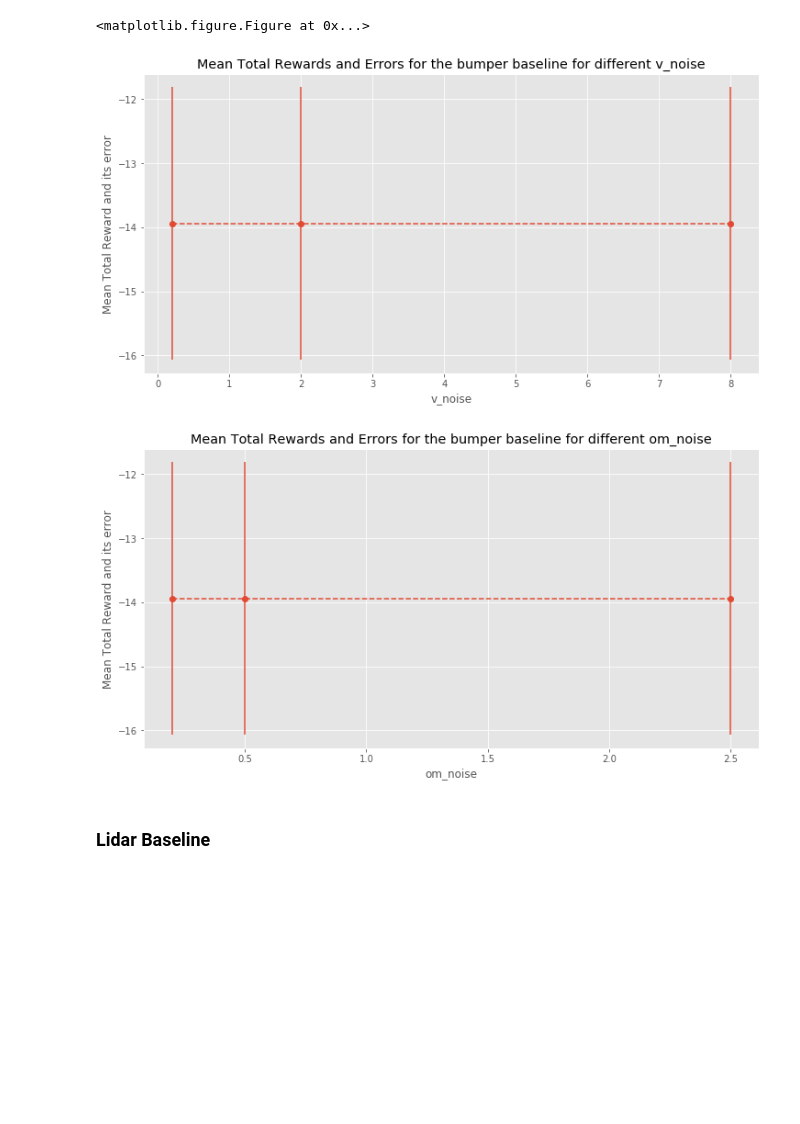
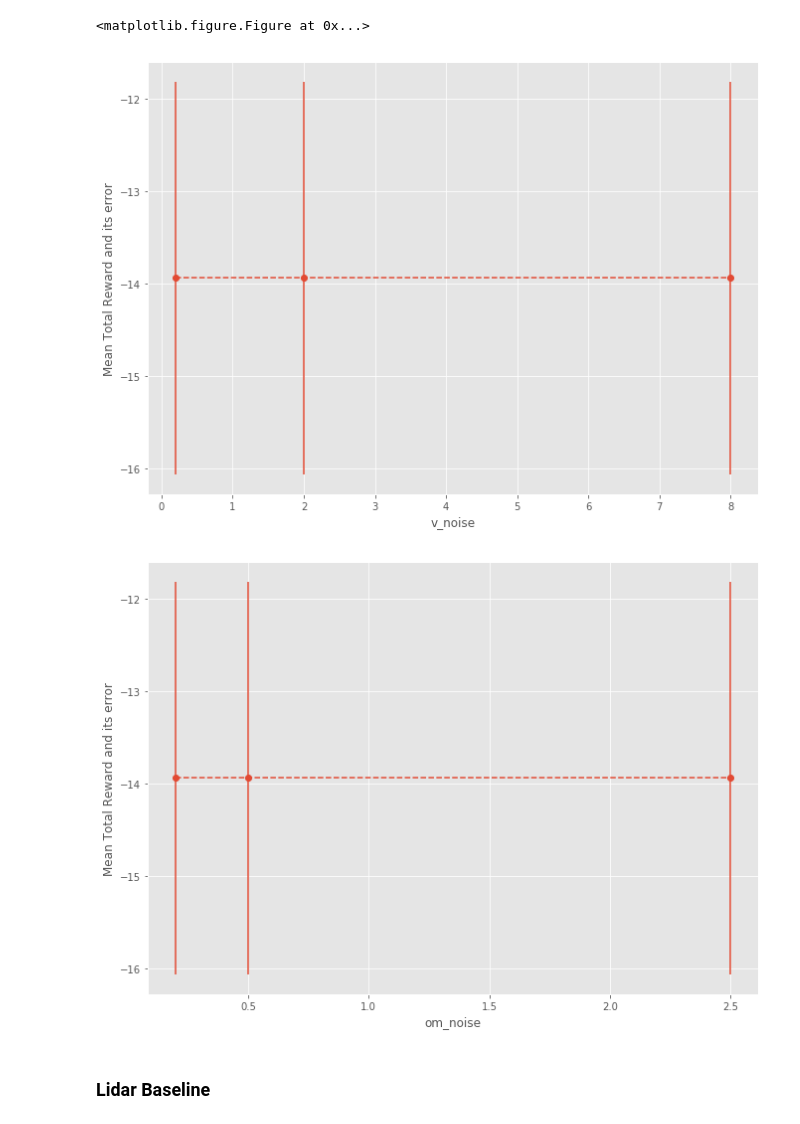
Before and after one commit to cbartolm/CS238_Project, a Jupyter notebook: Plot results.ipynb, the cells around one changed output. Cells and saved outputs as stored; diff of their text form; code cells hidden in the pictures; blank space fills up the shorter version.

```diff
--- a/Plot results.ipynb
+++ b/Plot results.ipynb
@@ -34,33 +32,31 @@ plt.savefig('bumper_curve.png')
 # %%
 ## v_noise_coefficient plots
 
 y = [-13.94, -13.94, -13.94]
 yerr = 2.126
 
-plt.figure(2, figsize=(12,6))
+plt.figure(2, figsize=(11,8))
 plt.errorbar(x = [0.2, 2, 8], y = y, yerr = yerr, fmt='--o')
-plt.title("Mean Total Rewards and Errors for the bumper baseline for different v_noise")
 plt.xlabel("v_noise")
 plt.ylabel("Mean Total Reward and its error")
 
 plt.savefig('bumper_v_noise.png')
 # %% [output]
-[figure, old version]
+[figure, new version]
 # %%
 ## om_noise_coefficient plots
 
 y = [-13.94, -13.94, -13.94]
 yerr = 2.126
 
-plt.figure(3, figsize=(12,6))
+plt.figure(3, figsize=(11,8))
 plt.errorbar(x = [0.2, 0.5, 2.5], y = y, yerr = yerr, fmt='--o')
-plt.title("Mean Total Rewards and Errors for the bumper baseline for different om_noise")
 plt.xlabel("om_noise")
 plt.ylabel("Mean Total Reward and its error")
 
 plt.savefig('bumper_om_noise.png')
 # %% [output]
-[figure, old version]
+[figure, new version]
 # %% [markdown]
 ### Lidar Baseline
 # %%
```
Also changed, not shown: parts of 4 cells of this notebook, 7 other files.
